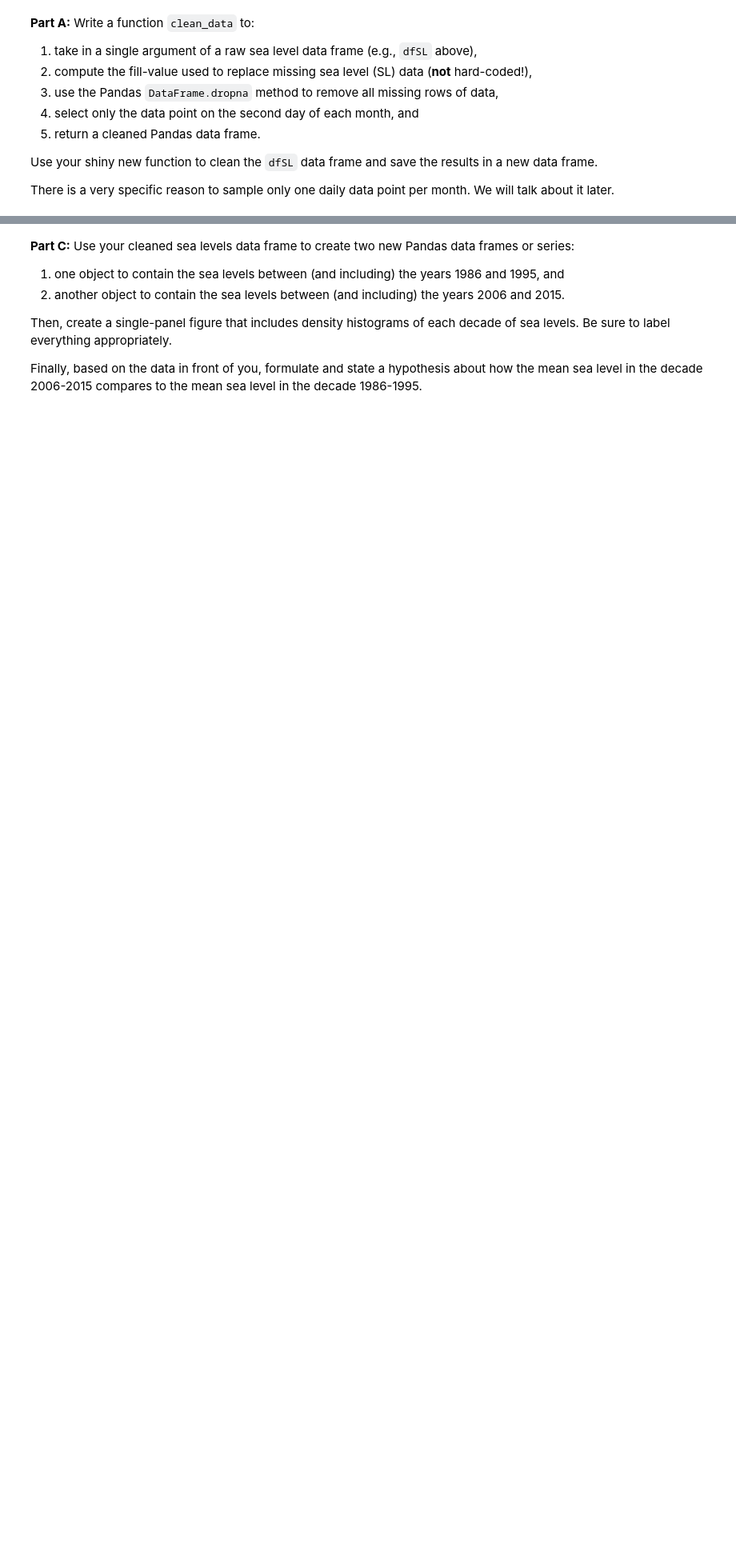
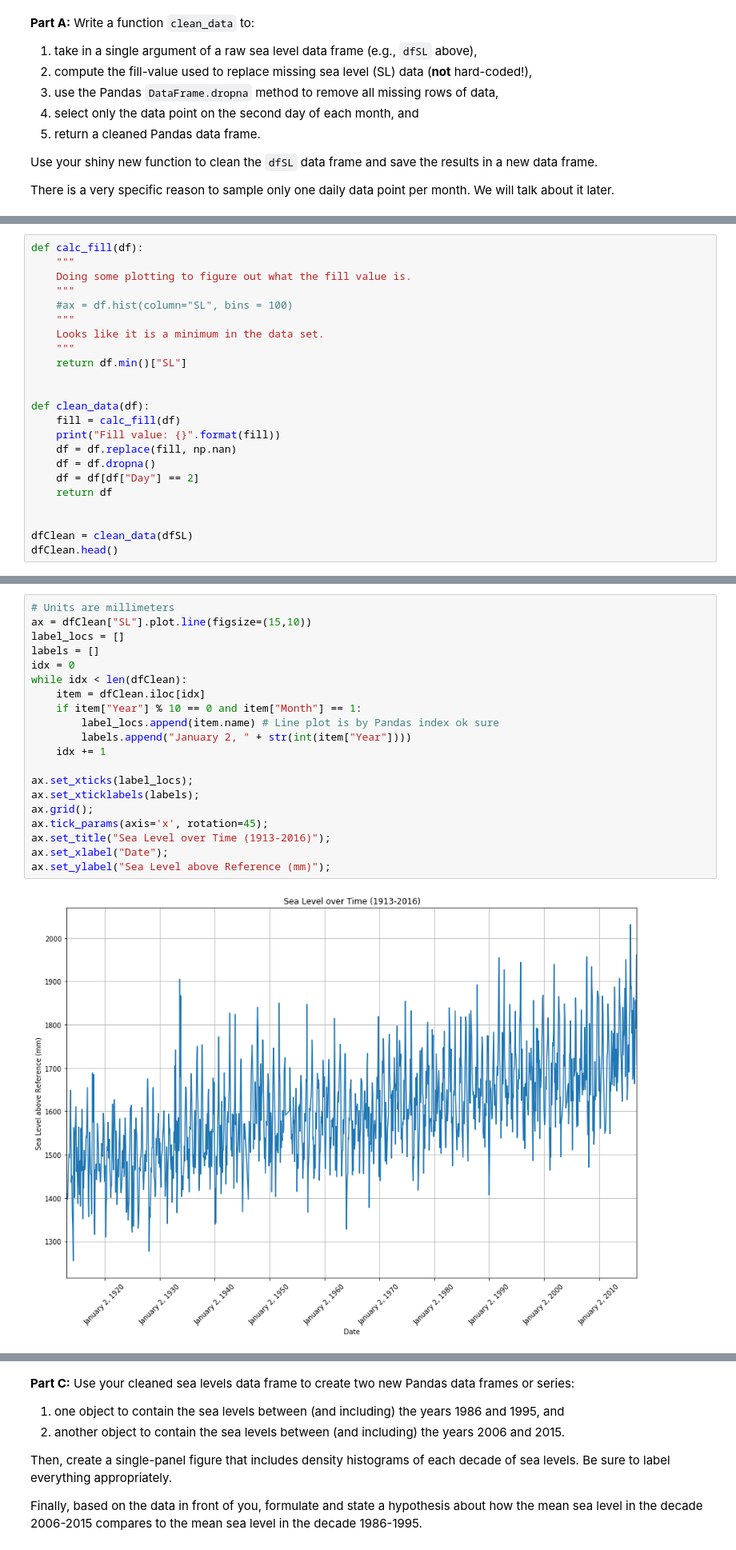
Before and after one commit to Felo2/hw5, a Jupyter notebook: hmwk05_authorname.ipynb, the cells around one changed output, grey strips where cells are left out. Shown at 80% size. Cells and saved outputs as stored; diff of their text form; blank space fills up the shorter version.

```diff
--- a/hmwk05_authorname.ipynb
+++ b/hmwk05_authorname.ipynb
@@ -108,0 +74,23 @@ dfClean.head()
+# %%
+def calc_fill(df):
+    """
+    Doing some plotting to figure out what the fill value is.
+    """
+    #ax = df.hist(column="SL", bins = 100)
+    """
+    Looks like it is a minimum in the data set.
+    """
+    return df.min()["SL"]
+
+
+def clean_data(df):
+    fill = calc_fill(df)
+    print("Fill value: {}".format(fill))
+    df = df.replace(fill, np.nan)
+    df = df.dropna()
+    df = df[df["Day"] == 2]
+    return df
+
+
+dfClean = clean_data(dfSL)
+dfClean.head()
@@ -126,0 +113,22 @@ dfClean.plot.scatter(
+# %%
+# Units are millimeters
+ax = dfClean["SL"].plot.line(figsize=(15,10))
+label_locs = []
+labels = []
+idx = 0
+while idx < len(dfClean):
+    item = dfClean.iloc[idx]
+    if item["Year"] % 10 == 0 and item["Month"] == 1:
+        label_locs.append(item.name) # Line plot is by Pandas index ok sure
+        labels.append("January 2, " + str(int(item["Year"])))
+    idx += 1
+
+ax.set_xticks(label_locs);
+ax.set_xticklabels(labels);
+ax.grid();
+ax.tick_params(axis='x', rotation=45);
+ax.set_title("Sea Level over Time (1913-2016)");
+ax.set_xlabel("Date");
+ax.set_ylabel("Sea Level above Reference (mm)");
+# %% [output]
+[figure, added]
```
Also changed, not shown: parts of 71 cells of this notebook.
